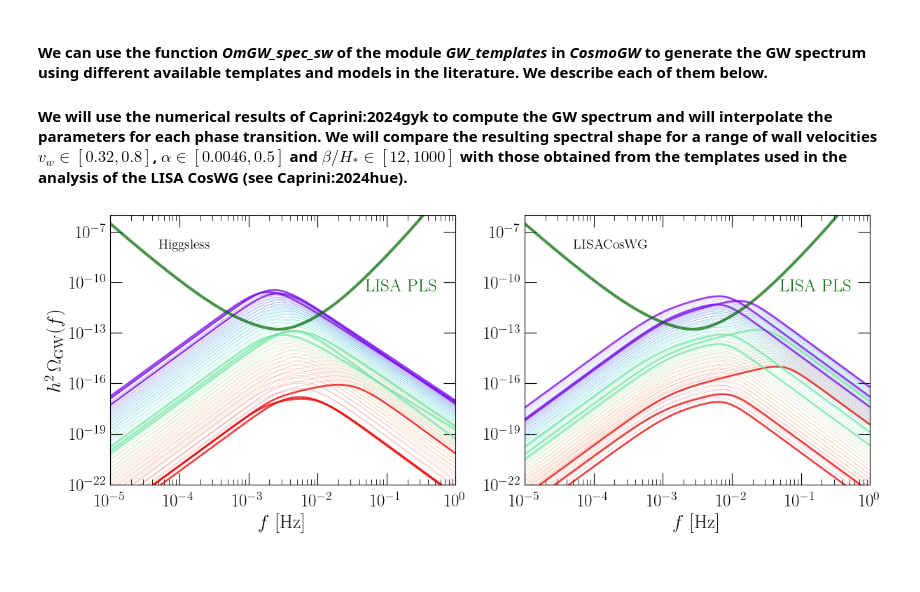
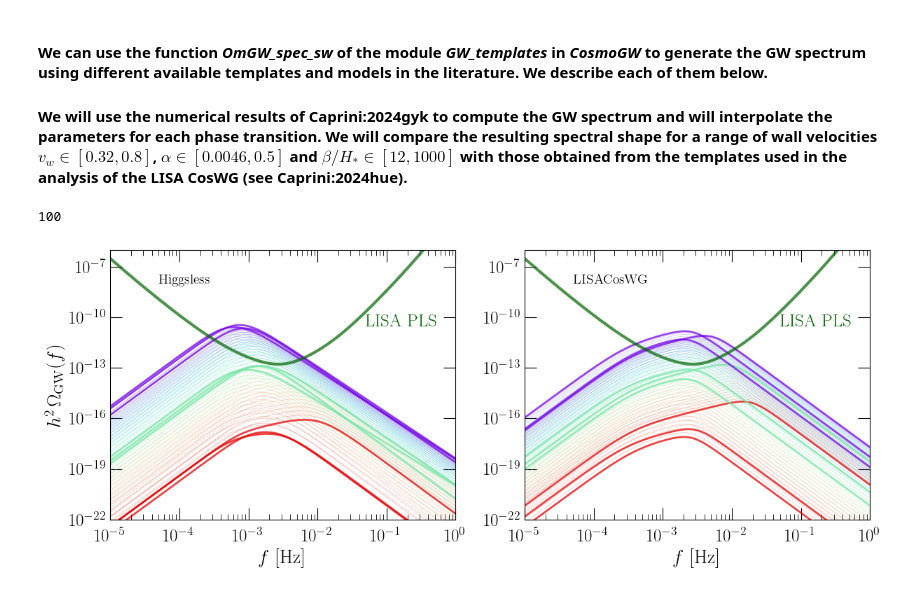
Before and after one commit to CosmoGW/CosmoGW, a Jupyter notebook: tutorials/GWs_sound-waves.ipynb, the cells around one changed output. Cells and saved outputs as stored; diff of their text form; code cells hidden in the pictures.

```diff
--- a/tutorials/GWs_sound-waves.ipynb
+++ b/tutorials/GWs_sound-waves.ipynb
@@ -627,7 +627,7 @@ _, _, val_alphas, val_vws  = tmp.ampl_GWB_sw(model='higgsless', vws=vws,
                                              bs_HL=20)
 # %%
 # temperature scale and relativistic degrees of freedom of the phase transition
-T = 100*u.GeV
+T = 200*u.GeV
 g = 100
 
 # GW spectrum obtained considering sound waves, taking a fixed amplitude OmGWtilde = 1e-2,
@@ -670,35 +670,39 @@ cols = tuple(component * darken_factor for component in cols)
 fig, axs = plt.subplots(1, 2, figsize=(14,5))
 
 for i in range(1, 2):
+    print(betas[i])
     if i == 0: ls='solid'
     if i == 1: ls='solid'
     if i == 2: ls='dotted'
     for j in range(0, len(alphas)):
         for l in range(0, len(vws)):
-            axs[1].loglog(freq[:, l, i]*2*np.pi, OmGW[:, l, j, i], color=cols2[j], ls=ls, lw=.5, alpha=0.3)
-            axs[0].loglog(freq3[:, l, i]*2*np.pi, OmGW3[:, l, j, i], color=cols2[j], ls=ls, lw=.5, alpha=0.3)
+            # axs[1].loglog(freq[:, l, i]*2*np.pi, OmGW[:, l, j, i], color=cols2[j], ls=ls, lw=.5, alpha=0.3)
+            # axs[0].loglog(freq3[:, l, i]*2*np.pi, OmGW3[:, l, j, i], color=cols2[j], ls=ls, lw=.5, alpha=0.3)
+            axs[1].loglog(freq[:, l, i], OmGW[:, l, j, i], color=cols2[j], ls=ls, lw=.5, alpha=0.3)
+            axs[0].loglog(freq3[:, l, i], OmGW3[:, l, j, i], color=cols2[j], ls=ls, lw=.5, alpha=0.3)
 
     for j in range(0, len(val_alphas)):
         for l in range(0, len(vws)):
-            axs[1].loglog(freq2[:, l, i]*2*np.pi, OmGW2[:, l, j, i], color=cols[j], ls=ls, lw=2, alpha=0.7)
-            axs[0].loglog(freq4[:, l, i]*2*np.pi, OmGW4[:, l, j, i], color=cols[j], ls=ls, lw=2, alpha=0.7)
+            axs[1].loglog(freq2[:, l, i], OmGW2[:, l, j, i], color=cols[j], ls=ls, lw=2, alpha=0.7)
+            axs[0].loglog(freq4[:, l, i], OmGW4[:, l, j, i], color=cols[j], ls=ls, lw=2, alpha=0.7)
 
 f_LISA, _, LISA_OmPLS = inte.read_sens(SNR=10, T=4)
 
 for j in [0, 1]:
     axs[j].plot(f_LISA, LISA_OmPLS, lw=3, alpha=.7, color='darkgreen')
     axs[j].set_xlim(1e-5, 1e0)
     axs[j].set_ylim(1e-22, 1e-6)
     axs[j].set_xlabel(r'$f$ [Hz]', fontsize=20)
     axs[j].tick_params(axis='x', labelsize=18)
     axs[j].tick_params(axis='y', labelsize=18)
     plot_sets.axes_lines(ax=axs[j])
     axs[j].text(5e-2, 3e-11, r'LISA PLS', color='darkgreen', fontsize=18)
 axs[0].set_ylabel(r'$h^2 \, \Omega_{\rm GW} (f)$', fontsize=20)
 axs[1].text(5e-5, 1e-8, r'LISACosWG', fontsize=14)
 axs[0].text(5e-5, 1e-8, r'Higgsless', fontsize=14)
 
 try: plt.savefig('plots/GW_template_HL_vs_CosWG.pdf', bbox_inches='tight')
 except: print('plot not saved! create directory plots to save figure')
 # %% [output]
+100
-[figure, old version]
+[figure, new version]
```
